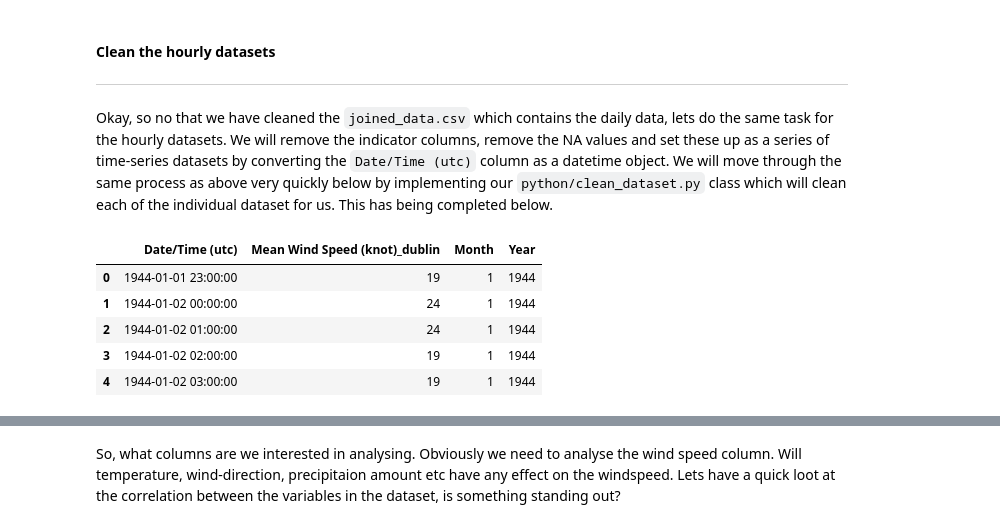
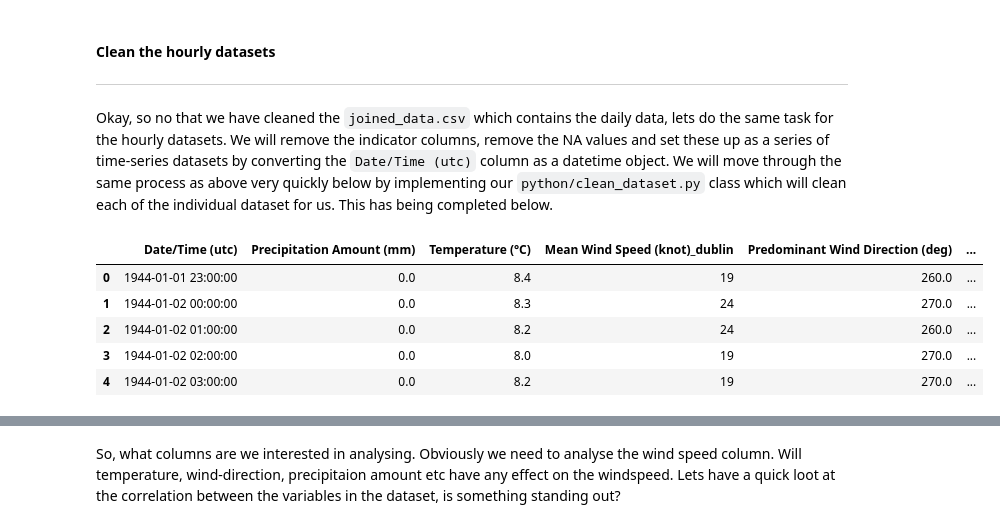
Before and after one commit to MikeCurleyCoosan/PFDA, a Jupyter notebook: PFDA_Project/windfarm2.ipynb, the cells around one changed output, grey strips where cells are left out. Saved outputs shown, nothing was run; the diff lists cells and outputs as text; code cells hidden in the pictures.

```diff
--- a/PFDA_Project/windfarm2.ipynb
+++ b/PFDA_Project/windfarm2.ipynb
@@ -341,20 +358,36 @@ Name: Date/Time (utc), Length: 109891, dtype: datetime64[ns]
 ***
 
 Okay, so no that we have cleaned the `joined_data.csv` which contains the daily data, lets do the same task for the hourly datasets. We will remove the indicator columns, remove the NA values and set these up as a series of time-series datasets by converting the `Date/Time (utc)` column as a datetime object. We will move through the same process as above very quickly below by implementing our `python/clean_dataset.py` class which will clean each of the individual dataset for us. This has being completed below.
-# %%
-
-#Clean the datasets
-dublin = clean('dublin_airport', 532, 23)
-dublin = dublin.clean_dataset()
-
-dublin.head()
-# %% [output]
-|  | Date/Time (utc) | Mean Wind Speed (knot)_dublin | Month | Year |
-| 0 | 1944-01-01 23:00:00 | 19 | 1 | 1944 |
-| 1 | 1944-01-02 00:00:00 | 24 | 1 | 1944 |
-| 2 | 1944-01-02 01:00:00 | 24 | 1 | 1944 |
-| 3 | 1944-01-02 02:00:00 | 19 | 1 | 1944 |
-| 4 | 1944-01-02 03:00:00 | 19 | 1 | 1944 |
+# %%
+
+#Clean the datasets
+dublin = clean('dublin_airport', 532, 23)
+dublin = dublin.clean_dataset()
+
+shannon = clean('shannon_airport', 518, 23)
+shannon = shannon.clean_dataset()
+
+cork = clean('cork_airport', 3904, 23)
+cork = cork.clean_dataset()
+
+athenry = clean('athenry', 1875, 17)
+athenry = athenry.clean_dataset()
+
+mullingar = clean('mullingar', 875, 17)
+mullingar = mullingar.clean_dataset()
+
+gurteen = clean('gurteen', 1475, 17)
+gurteen = gurteen.clean_dataset()
+
+
+dublin.head()
+# %% [output]
+|  | Date/Time (utc) | Precipitation Amount (mm) | Temperature (°C) | Mean Wind Speed (knot)_dublin | Predominant Wind Direction (deg) | ... |
+| 0 | 1944-01-01 23:00:00 | 0.0 | 8.4 | 19 | 260.0 | ... |
+| 1 | 1944-01-02 00:00:00 | 0.0 | 8.3 | 24 | 270.0 | ... |
+| 2 | 1944-01-02 01:00:00 | 0.0 | 8.2 | 24 | 260.0 | ... |
+| 3 | 1944-01-02 02:00:00 | 0.0 | 8.0 | 19 | 270.0 | ... |
+| 4 | 1944-01-02 03:00:00 | 0.0 | 8.2 | 19 | 270.0 | ... |
 # %%
 dublin.info()
 # %% [output]
```
Also changed, not shown: parts of 3 cells of this notebook, 4 other files.
